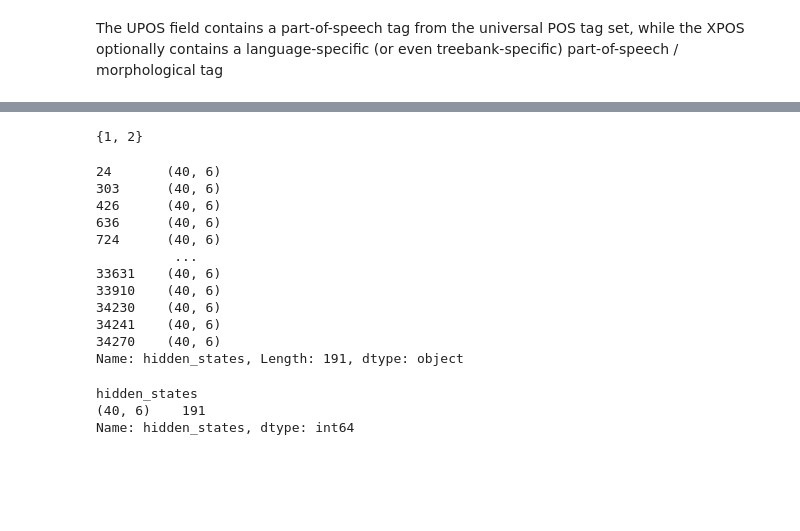
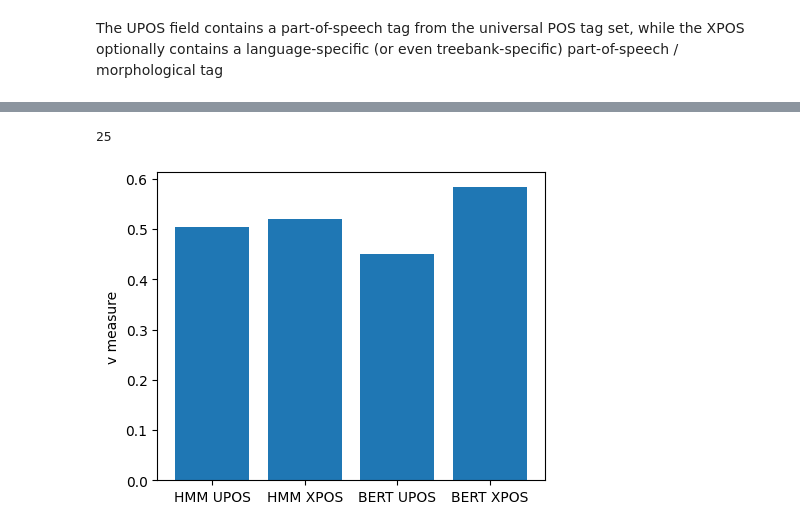
Before and after one commit to WCSin01/nlp_assignment3, a Jupyter notebook: eval_plt.ipynb, the cells around one changed output, grey strips where cells are left out. Drawn from its saved outputs; the diff is of its cells as text; code cells hidden in the pictures; blank space fills up the shorter version.

```diff
--- a/eval_plt.ipynb
+++ b/eval_plt.ipynb
@@ -119,26 +148,15 @@ xpos_hidden_state_to_token.sort_values("count", ascending=False).head(20)
 # %%
-set([len(s) for s in xpos_hidden_state_to_token["hidden_states"]])
+max([len(s) for s in xpos_hidden_state_to_token["hidden_states"]])
 # %% [output]
-{1, 2}
+25
-# %%
-xpos_hidden_state_to_token[np.array([len(s) for s in xpos_hidden_state_to_token["hidden_states"]]) == 2]["hidden_states"]
-# %% [output]
-24       (40, 6)
-303      (40, 6)
-426      (40, 6)
-636      (40, 6)
-724      (40, 6)
-          ...
-33631    (40, 6)
-33910    (40, 6)
-34230    (40, 6)
-34241    (40, 6)
-34270    (40, 6)
-Name: hidden_states, Length: 191, dtype: object
-# %%
-s = xpos_hidden_state_to_token[np.array([len(s) for s in xpos_hidden_state_to_token["hidden_states"]]) == 2]["hidden_states"]
-s.groupby(s).size()
-# %% [output]
-hidden_states
-(40, 6)    191
-Name: hidden_states, dtype: int64
+# %%
+labels = ["HMM UPOS", "HMM XPOS", "BERT UPOS", "BERT XPOS"]
+values = [0.5054494292354509, 0.5200655036661923, 0.45004099364287065, 0.584324063148953]
+fig, ax = plt.subplots()
+ax.bar(labels, values, label=labels)
+ax.set_ylabel("v measure")
+# width, height
+fig.set_size_inches(5, 4)
+plt.show()
+# %% [output]
+[figure, added]
```
Also changed, not shown: parts of 19 cells of this notebook.
